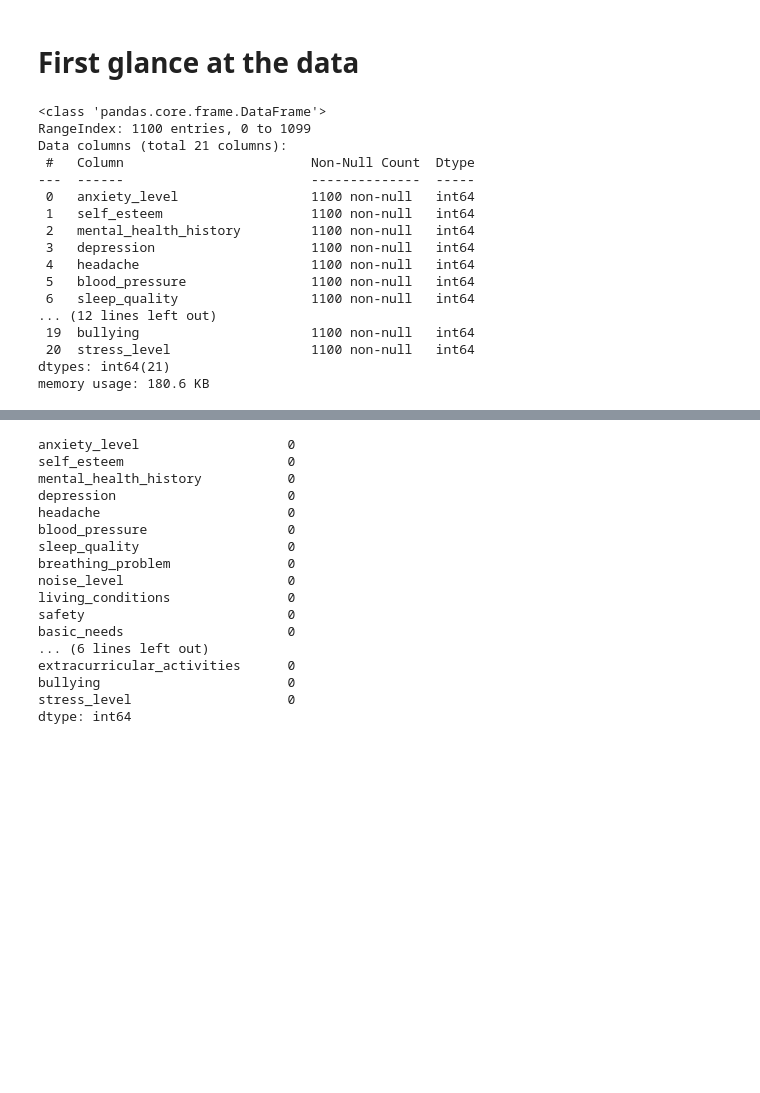
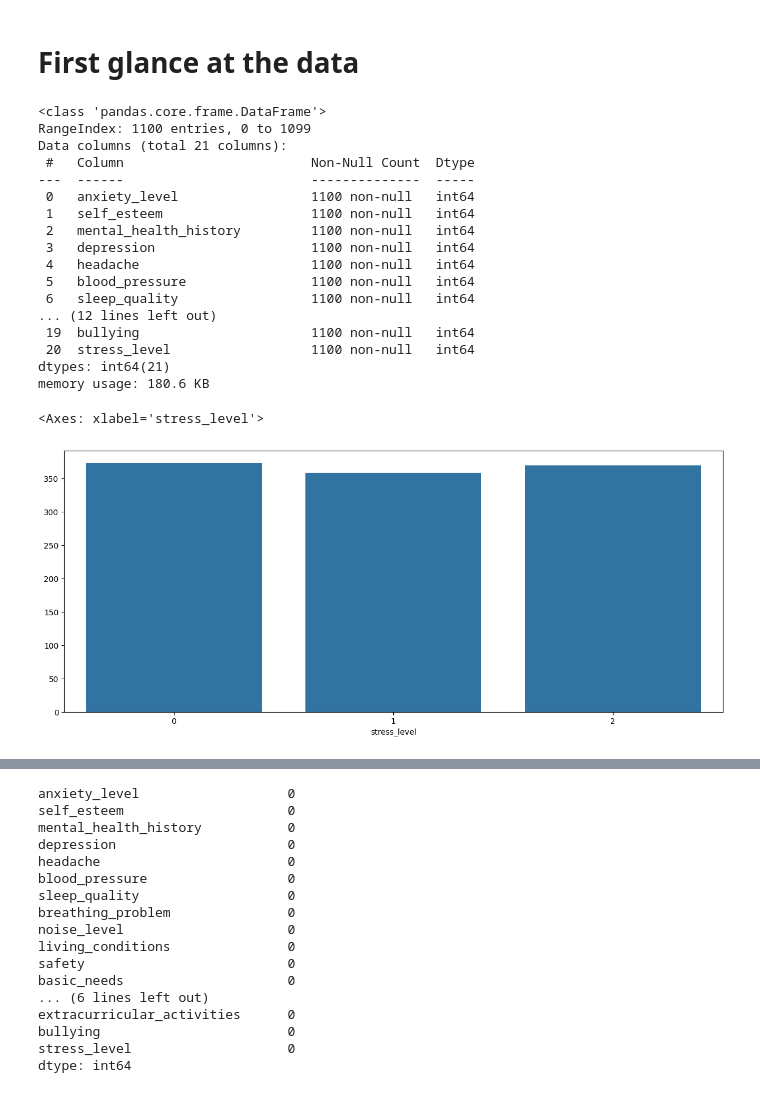
Before and after one commit to ZacPerry-dev/Student-Stress-Factors, a Jupyter notebook: main.ipynb, the cells around one changed output, grey strips where cells are left out. Cells and saved outputs as stored; diff of their text form; code cells hidden in the pictures; blank space fills up the shorter version.

```diff
--- a/main.ipynb
+++ b/main.ipynb
@@ -26,26 +26,31 @@ slf_df.head()
 5 rows × 21 columns
 # %% [markdown]
 # First glance at the data
-# %%
-slf_df.info()
-# %% [output]
-<class 'pandas.core.frame.DataFrame'>
-RangeIndex: 1100 entries, 0 to 1099
-Data columns (total 21 columns):
- #   Column                        Non-Null Count  Dtype
----  ------                        --------------  -----
- 0   anxiety_level                 1100 non-null   int64
- 1   self_esteem                   1100 non-null   int64
- 2   mental_health_history         1100 non-null   int64
- 3   depression                    1100 non-null   int64
- 4   headache                      1100 non-null   int64
- 5   blood_pressure                1100 non-null   int64
- 6   sleep_quality                 1100 non-null   int64
-... (12 lines left out)
- 19  bullying                      1100 non-null   int64
- 20  stress_level                  1100 non-null   int64
-dtypes: int64(21)
-memory usage: 180.6 KB
+# %%
+slf_df.info()
+
+slf_df["stress_level"].value_counts()
+sns.barplot(x=slf_df["stress_level"].value_counts().index, y=slf_df["stress_level"].value_counts().values)
+# %% [output]
+<class 'pandas.core.frame.DataFrame'>
+RangeIndex: 1100 entries, 0 to 1099
+Data columns (total 21 columns):
+ #   Column                        Non-Null Count  Dtype
+---  ------                        --------------  -----
+ 0   anxiety_level                 1100 non-null   int64
+ 1   self_esteem                   1100 non-null   int64
+ 2   mental_health_history         1100 non-null   int64
+ 3   depression                    1100 non-null   int64
+ 4   headache                      1100 non-null   int64
+ 5   blood_pressure                1100 non-null   int64
+ 6   sleep_quality                 1100 non-null   int64
+... (12 lines left out)
+ 19  bullying                      1100 non-null   int64
+ 20  stress_level                  1100 non-null   int64
+dtypes: int64(21)
+memory usage: 180.6 KB
+<Axes: xlabel='stress_level'>
+[figure, added]
 # %%
 slf_df.describe().round(2)
 # %% [output]
```
Also changed, not shown: parts of 7 cells of this notebook.
